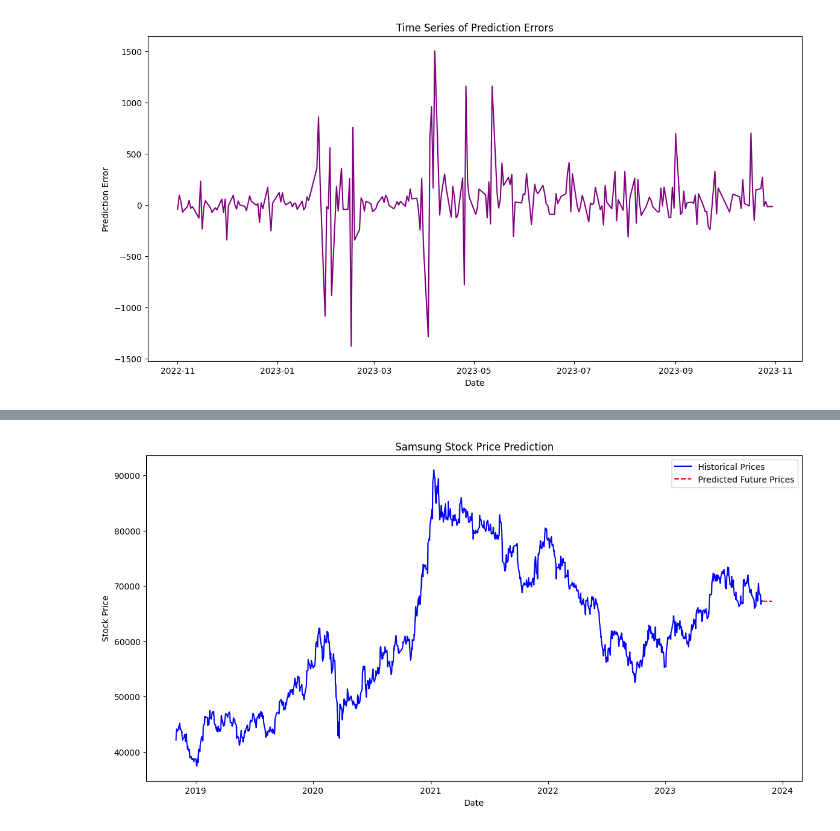
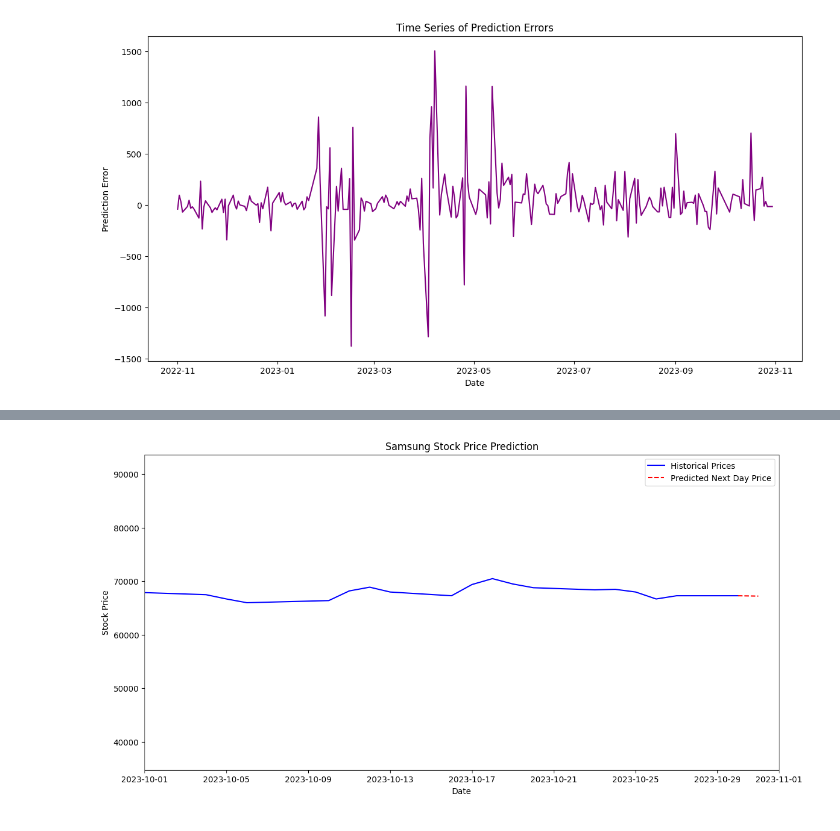
Before and after one commit to djLee77/Stock-BigData, a Jupyter notebook: Stock-Predictor-XGBoost.ipynb, the cells around one changed output, grey strips where cells are left out. Cells and saved outputs as stored; diff of their text form; code cells hidden in the pictures.

Commit message:
refactor(Stock-Predictor-XGBoost): 미래 주가 예측 범위 수정

```diff
--- a/Stock-Predictor-XGBoost.ipynb
+++ b/Stock-Predictor-XGBoost.ipynb
@@ -395,35 +427,42 @@ import pandas as pd
 from xgboost import XGBRegressor
 from sklearn.preprocessing import StandardScaler
 
 # 데이터셋 준비
 features = ['Open', 'High', 'Low', 'Close', 'Volume']
 target = 'Close'
 X = samsung_stock[features]
 y = samsung_stock[target]
 
 # 데이터 정규화
 scaler = StandardScaler()
 X_scaled = scaler.fit_transform(X)
 
 # 모델 정의 및 훈련
 model = XGBRegressor(n_estimators=100, max_depth=3, learning_rate=0.1)
 model.fit(X_scaled, y)
 
-# 미래 예측을 위한 가상의 데이터 생성 (예: 마지막 데이터를 기반으로 30일치 데이터 생성)
-future_dates = pd.date_range(start=samsung_stock.index[-1], periods=32, closed='right')
-future_data = np.tile(X_scaled[-1], (30, 1))
+# 미래 예측을 위한 가상의 데이터 생성 (예: 마지막 데이터를 기반으로 1일치 데이터 생성)
+future_dates = pd.date_range(start=samsung_stock.index[-1], periods=2, closed='right')
+future_data = np.tile(X_scaled[-1], (1, 1))  # 1일 후 데이터만 생성
 
 # 미래 데이터에 대한 주가 예측
 future_predictions = model.predict(future_data)
 
+# 마지막 날짜와 그 다음 날짜 두 개를 포함하도록 future_dates 수정
+last_date = samsung_stock.index[-1]
+next_date = last_date + pd.Timedelta(days=1)
+plot_dates = [last_date, next_date]
+
 # 결과 시각화
 plt.figure(figsize=(14, 7))
 plt.plot(samsung_stock.index, y, color='blue', label='Historical Prices')
-plt.plot(future_dates, np.append(y.iloc[-1], future_predictions), color='red', linestyle='--', label='Predicted Future Prices')
+plt.plot(plot_dates, [y.iloc[-1], future_predictions[0]], color='red', linestyle='--', label='Predicted Next Day Price')
+plt.xlim(pd.Timestamp('2023-10-01'), pd.Timestamp('2023-11-1'))
+
 plt.title('Samsung Stock Price Prediction')
 plt.xlabel('Date')
 plt.ylabel('Stock Price')
 plt.legend()
 plt.show()
 # %% [output]
-[figure, old version]
+[figure, new version]
```
Also changed, not shown: parts of 3 cells of this notebook, 1 other file.
